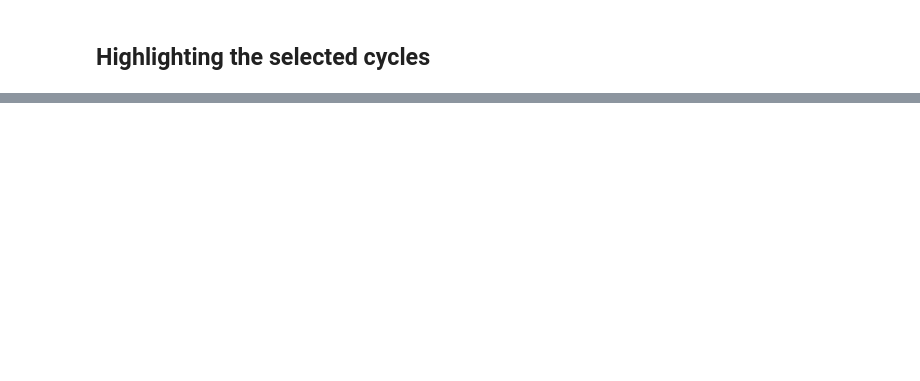
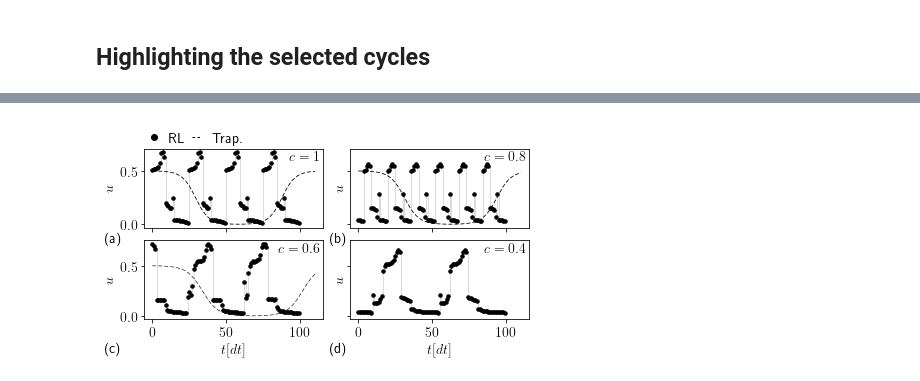
Before and after one commit to PaoloAE/paper_rl_blackbox_thermal_machines, a Jupyter notebook: jupyter_qubit_refrigerator/TEST_plot_pareto.ipynb, the cells around one changed output, grey strips where cells are left out. Saved outputs shown, nothing was run; the diff lists cells and outputs as text; code cells hidden in the pictures; blank space fills up the shorter version.

```diff
--- a/jupyter_qubit_refrigerator/TEST_plot_pareto.ipynb
+++ b/jupyter_qubit_refrigerator/TEST_plot_pareto.ipynb
@@ -667,0 +192,100 @@ plt.show()
+# %%
+main_dir = "../paper_plot_data/exta_runs/qubit_refrigerator"
+
+cycle_0_file = os.path.join(main_dir, "5/2022_03_13-23_12_52_aend=1.0/saved_policies/det_policy.txt")
+cycle_1_file = os.path.join(main_dir, "5/2022_03_12-14_58_20_aend=0.8/saved_policies/det_policy.txt")
+cycle_2_file = os.path.join(main_dir, "5/2022_03_12-14_56_54_aend=0.6/saved_policies/det_policy.txt")
+cycle_3_file = os.path.join(main_dir, "5/2022_03_21-10_30_55_aend=0.4/saved_policies/det_policy.txt")
+actions_to_plot = 100
+actions_line_style = "scatter_plot"
+prot_linewidth = 12
+extra_cycles_linewidth = 1.5
+custom_colors=["black"]
+extra_cycles_0 = [lambda x,a=2,omega=0.05475,dt=0.982: 0.25*(1. + np.tanh(a*np.cos(omega*x*dt))/np.tanh(a)),
+               [0,110],"black"]
+extra_cycles_linewidth_0 = 0.8
+extra_cycles_1 = [lambda x,a=2,omega=0.0512239,dt=0.982: 0.25*(1. + np.tanh(a*np.cos(omega*x*dt))/np.tanh(a)),
+               [0,110],"black"]
+extra_cycles_linewidth_1 = 0.8
+extra_cycles_2 = [lambda x,a=2,omega=0.0472428,dt=0.982: 0.25*(1. + np.tanh(a*np.cos(omega*x*dt))/np.tanh(a)),
+               [0,110],"black"]
+extra_cycles_linewidth_2 = 0.6
+rl_legend_lines=[Line2D([0], [0], color='black', linewidth=0, marker="o"),
+                    Line2D([0], [0], color='black', linewidth=1, dashes=(2/0.8,2/0.8))]
+rl_legend_text=["RL","Trap."]
+rl_legend_location=[0.0,0.98]
+legend_column_spacing = 0.5
+plot_file_name = "fig_8.pdf"
+
+#font size
+matplotlib.rcParams.update({'font.size': 14, "text.usetex": True,
+                            'text.latex.preamble' : r'\usepackage{amsmath,amssymb,physics}'})
+
+#create the figure and subplots
+fig = plt.figure(constrained_layout=True, figsize=(6,3.3))
+gs = gridspec.GridSpec(2, 2, figure=fig, height_ratios = [0.9,0.9])
+prot_0_ax = fig.add_subplot(gs[0, 0])
+prot_1_ax = fig.add_subplot(gs[0, 1],sharey=prot_0_ax)
+prot_2_ax = fig.add_subplot(gs[1, 0],sharex=prot_0_ax)
+prot_3_ax = fig.add_subplot(gs[1, 1],sharey=prot_2_ax, sharex=prot_1_ax)
+plt.setp(prot_1_ax.get_yticklabels(), visible=False)
+plt.setp(prot_3_ax.get_yticklabels(), visible=False)
+plt.setp(prot_0_ax.get_xticklabels(), visible=False)
+plt.setp(prot_1_ax.get_xticklabels(), visible=False)
+
+#useful dicts to read data
+quantity_ind = {'pow': 0, 'entropy': 1, 'eff':2, 'a': 3, 'h': 4}
+
+#first protocol (panel a)
+plotting.plot_actions_on_axis(cycle_0_file, prot_0_ax, actions_to_plot=actions_to_plot,custom_colors=custom_colors,
+                                is_tri=False,k_notation=False, x_count_from_zero=True,
+                                linewidth = prot_linewidth, xlabel="$t[dt]$",extra_cycles=extra_cycles_0,
+                                extra_cycles_linewidth=extra_cycles_linewidth_0,hide_gray_vertical_line=False,
+                                hide_xaxis_label=True,line_style=actions_line_style)
+
+#second protocol (panel b)
+plotting.plot_actions_on_axis(cycle_1_file, prot_1_ax, actions_to_plot=actions_to_plot,custom_colors=custom_colors,
+                                is_tri=False, k_notation=False, x_count_from_zero=True,
+                                linewidth = prot_linewidth, xlabel="$t[dt]$",extra_cycles=extra_cycles_1,
+                                extra_cycles_linewidth=extra_cycles_linewidth_1,hide_gray_vertical_line=False,
+                                hide_xaxis_label=True,hide_yaxis_label=False,line_style=actions_line_style)
+
+#second protocol (panel c)
+plotting.plot_actions_on_axis(cycle_2_file, prot_2_ax, actions_to_plot=actions_to_plot,custom_colors=custom_colors,
+                                is_tri=False, k_notation=False, x_count_from_zero=True,
+                                linewidth = prot_linewidth, xlabel="$t[dt]$",extra_cycles=extra_cycles_2,
+                                extra_cycles_linewidth=extra_cycles_linewidth_2,hide_gray_vertical_line=False,
+                                line_style=actions_line_style)
+
+#second protocol (panel d)
+plotting.plot_actions_on_axis(cycle_3_file, prot_3_ax, actions_to_plot=actions_to_plot,custom_colors=custom_colors,
+                                is_tri=False, k_notation=False, x_count_from_zero=True,
+                                linewidth = prot_linewidth, xlabel="$t[dt]$",hide_gray_vertical_line=False,
+                                hide_yaxis_label=False,line_style=actions_line_style)
+
+#legend
+prot_0_ax.legend(rl_legend_lines,rl_legend_text,loc=rl_legend_location,fancybox=False, framealpha=0.,borderaxespad=0.,
+                    ncol=2,handlelength=0.6, columnspacing=legend_column_spacing)
+
+
+# panel numbering labels
+# fig.text(-0.285,-0.22, r"(a)",transform=figmerit_ax.transAxes)
+# fig.text(-0.2,-0.22, r"(b)",transform=pareto_ax.transAxes)
+fig.text(-0.22,-0.19, r"(a)",transform=prot_0_ax.transAxes)
+fig.text(-0.11,-0.19, r"(b)",transform=prot_1_ax.transAxes)
+fig.text(-0.22,-0.42, r"(c)",transform=prot_2_ax.transAxes)
+fig.text(-0.11,-0.42, r"(d)",transform=prot_3_ax.transAxes)
+
+#extra labelling
+fig.text(0.81,0.85, r"$c=1$",transform=prot_0_ax.transAxes)
+fig.text(0.75,0.85, r"$c=0.8$",transform=prot_1_ax.transAxes)
+fig.text(0.75,0.846, r"$c=0.6$",transform=prot_2_ax.transAxes)
+fig.text(0.75,0.846, r"$c=0.4$",transform=prot_3_ax.transAxes)
+
+#save figure
+plt.savefig(plot_file_name)
+#plt.tight_layout()
+#show
+plt.show()
+# %% [output]
+[figure, added]
```
Also changed, not shown: parts of 12 cells of this notebook, 3 other files.
